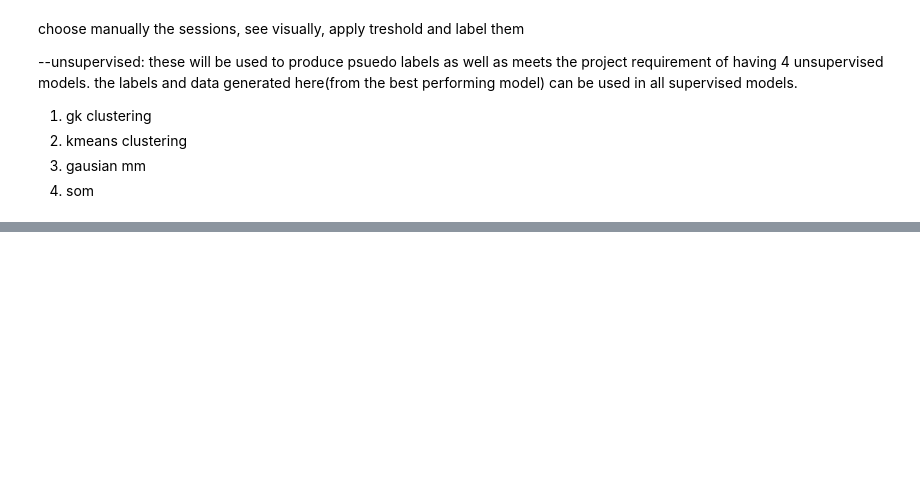
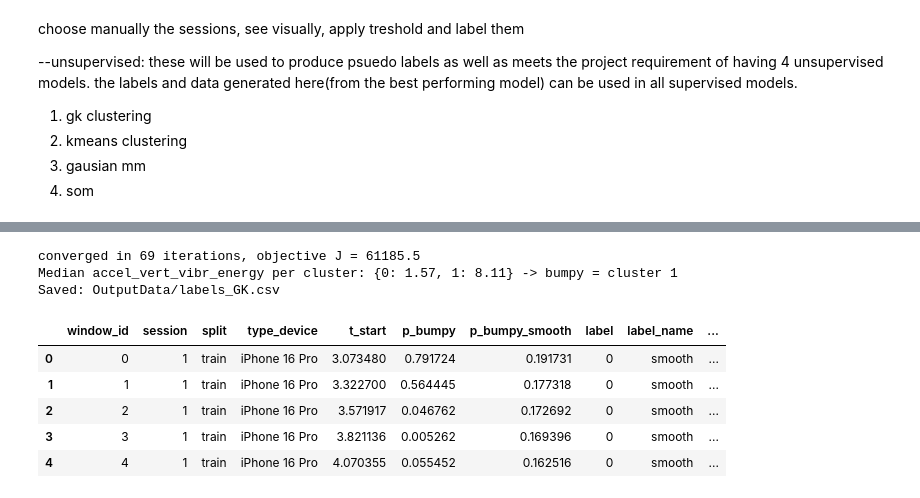
Before and after one commit to SaloneeSurve/DataAnalysis-Binary-Classification, a Jupyter notebook: GMA_pipeline.ipynb, the cells around one changed output, grey strips where cells are left out. Drawn from its saved outputs; the diff is of its cells as text; code cells hidden in the pictures; blank space fills up the shorter version.

```diff
--- a/GMA_pipeline.ipynb
+++ b/GMA_pipeline.ipynb
@@ -1150,0 +1573,24 @@ choose manually the sessions, see visually, apply treshold and label them
+# %%
+gk = GKClustering(n_clusters=2, m=1.5, n_init=5).fit(X_train)
+print(f"converged in {gk.n_iter_} iterations, objective J = {gk.objective_:.1f}")
+
+gk_bumpy = name_clusters(gk.labels_, unsup_data["meta_train"], x_all)
+p_train_gk = gk.membership_[gk_bumpy]
+p_test_gk = gk.predict_proba(X_test)[:, gk_bumpy]
+
+labels_gk = build_label_table(unsup_data["meta_train"], p_train_gk,
+                              unsup_data["meta_test"], p_test_gk, unsup_data["meta_stopped"])
+unsupervised_results["GK"] = labels_gk
+labels_gk.to_csv(OUTPUT_PATH / "labels_GK.csv", index=False)
+print(f"Saved: {OUTPUT_PATH / 'labels_GK.csv'}")
+labels_gk.head()
+# %% [output]
+converged in 69 iterations, objective J = 61185.5
+Median accel_vert_vibr_energy per cluster: {0: 1.57, 1: 8.11} -> bumpy = cluster 1
+Saved: OutputData/labels_GK.csv
+|  | window_id | session | split | type_device | t_start | p_bumpy | p_bumpy_smooth | label | label_name | ... |
+| 0 | 0 | 1 | train | iPhone 16 Pro | 3.073480 | 0.791724 | 0.191731 | 0 | smooth | ... |
+| 1 | 1 | 1 | train | iPhone 16 Pro | 3.322700 | 0.564445 | 0.177318 | 0 | smooth | ... |
+| 2 | 2 | 1 | train | iPhone 16 Pro | 3.571917 | 0.046762 | 0.172692 | 0 | smooth | ... |
+| 3 | 3 | 1 | train | iPhone 16 Pro | 3.821136 | 0.005262 | 0.169396 | 0 | smooth | ... |
+| 4 | 4 | 1 | train | iPhone 16 Pro | 4.070355 | 0.055452 | 0.162516 | 0 | smooth | ... |
```
Also changed, not shown: parts of 19 cells of this notebook.
